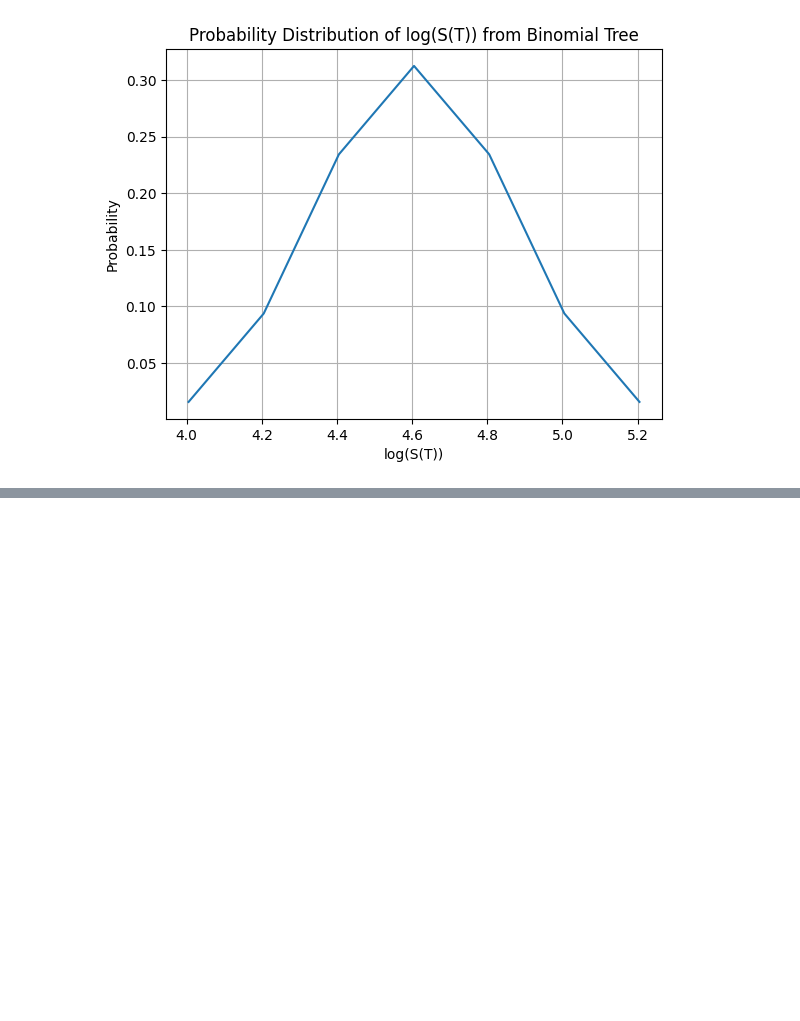
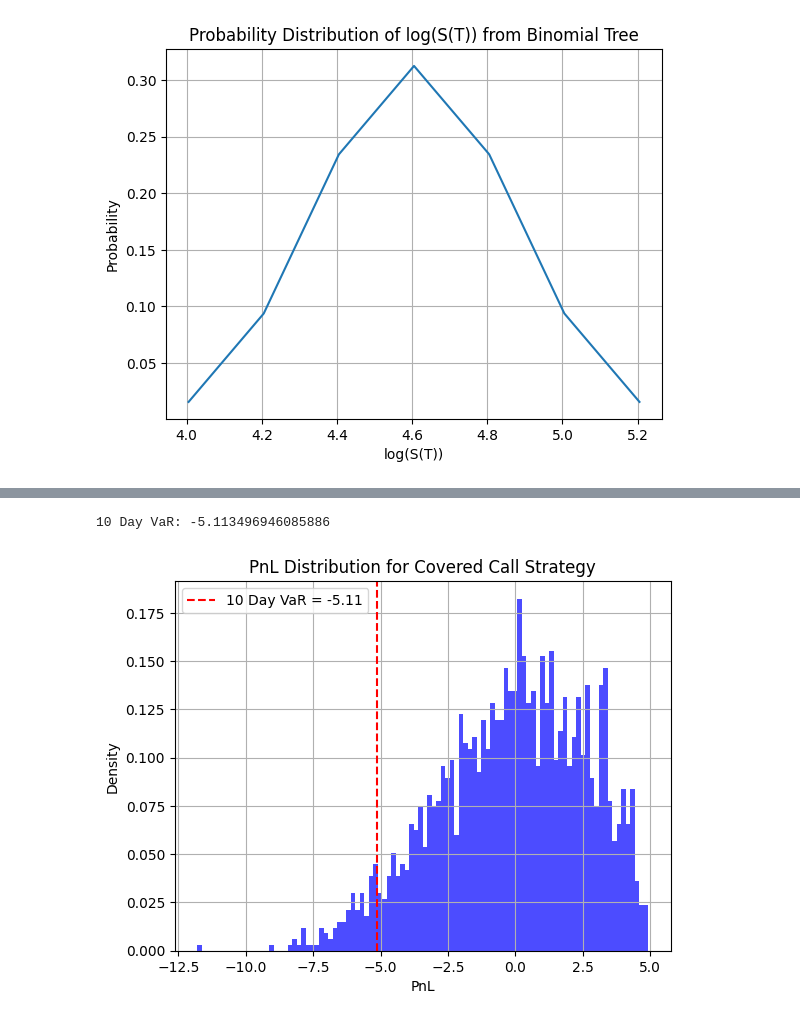
Before and after one commit to Awaish0419/MultiPeriodBinomialTreePricing, a Jupyter notebook: MultiPeriodBinomialTreePricing.ipynb, the cells around one changed output, grey strips where cells are left out. Cells and saved outputs as stored; diff of their text form; code cells hidden in the pictures; blank space fills up the shorter version.

```diff
--- a/MultiPeriodBinomialTreePricing.ipynb
+++ b/MultiPeriodBinomialTreePricing.ipynb
@@ -308,0 +482,30 @@ class BinomialTreeAmericanOption:
+# %%
+T = 10 / 365.2524
+option_type = "call"
+
+stock_prices = S0 * np.exp((r - 0.5 * sigma**2) * T + sigma * np.sqrt(T) * np.random.standard_normal(num_samples))
+PnL = []
+option_price = monte_carlo_option_pricing(S0, r, T, sigma, K, option_type, num_samples, seed)
+for price in stock_prices:
+  final_option_price = monte_carlo_option_pricing(price, r, T, sigma, K, option_type, num_samples, seed)
+  PnL.append(price - S0 + option_price - final_option_price)
+
+VaR_10d = np.percentile(PnL, 5)
+
+print(f"10 Day VaR: {VaR_10d}")
+
+plt.hist(PnL, bins=100, density=True, alpha=0.7, color='blue')
+plt.axvline(x=VaR_10d, color='red', linestyle='--', label=f'10 Day VaR = {VaR_10d:.2f}')
+plt.title("PnL Distribution for Covered Call Strategy")
+plt.xlabel("PnL")
+plt.ylabel("Density")
+plt.legend()
+plt.grid(True)
+plt.show()
+
+# Reset parameter
+T = 1.5
+option_type = "call"
+# %% [output]
+10 Day VaR: -5.113496946085886
+[figure, added]
```
Also changed, not shown: parts of 26 cells of this notebook.
